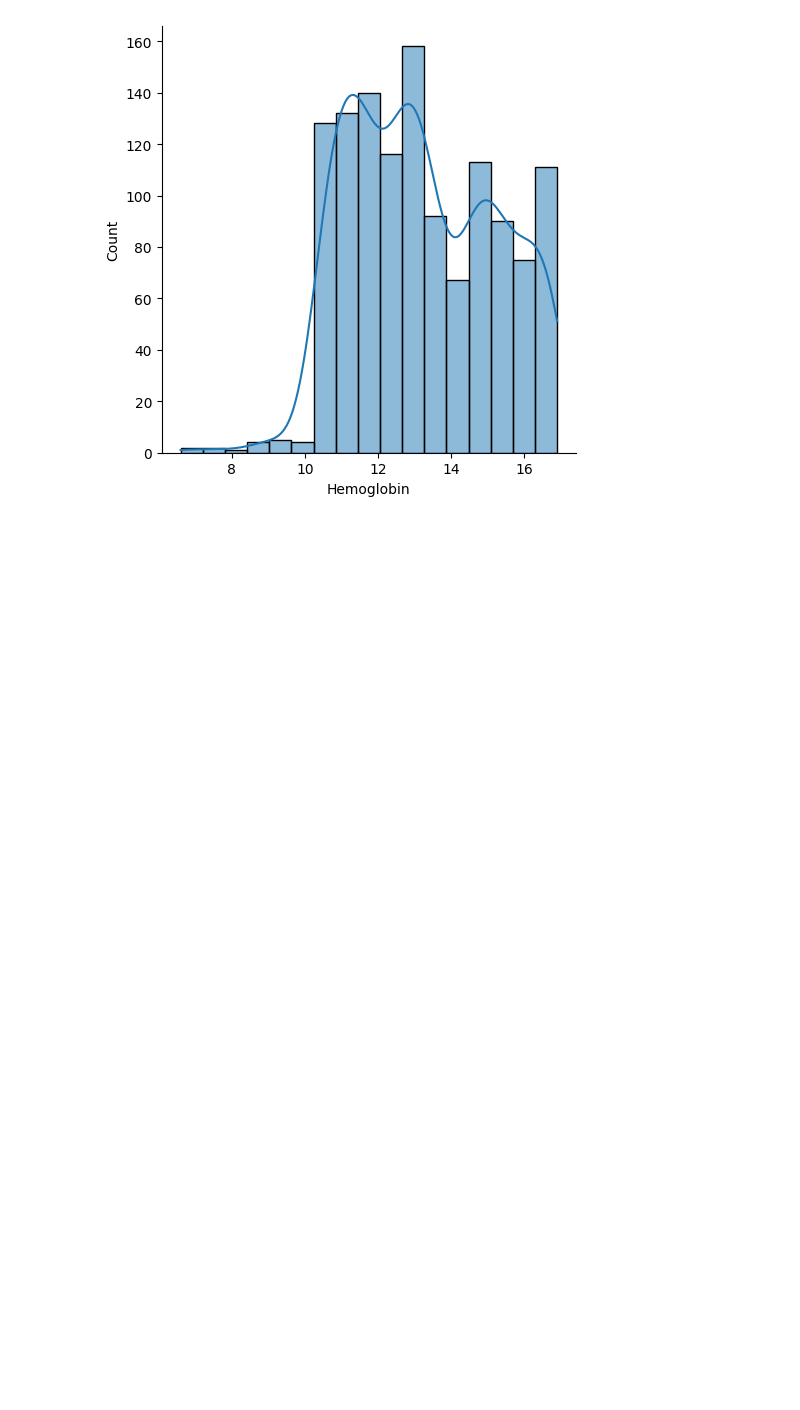
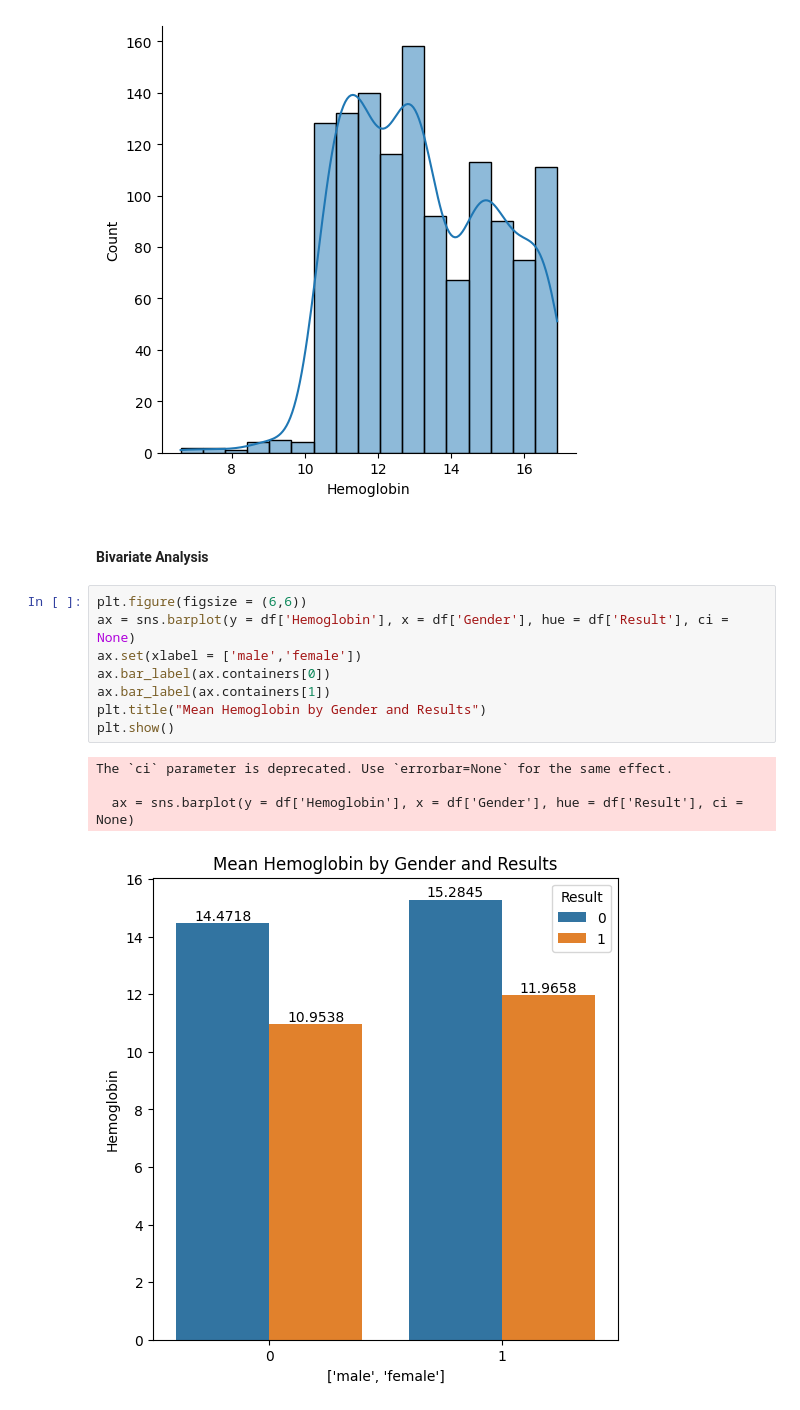
Before and after one commit to vinaygupta88/Anemia-Sense, a Jupyter notebook: Training Files/Anemia-sense-jupterFile.ipynb, the cells around one changed output. Drawn from its saved outputs; the diff is of its cells as text; blank space fills up the shorter version.

Commit message:
Exploratory Data Analysis
Bivariate Analysis

```diff
--- a/Training Files/Anemia-sense-jupterFile.ipynb
+++ b/Training Files/Anemia-sense-jupterFile.ipynb
@@ -169,3 +169,18 @@ sns.displot(df['Hemoglobin'],kde=True)
 # %% [output]
 <seaborn.axisgrid.FacetGrid at 0x...>
 [figure]
+# %% [markdown]
+#### Bivariate Analysis
+# %%
+plt.figure(figsize = (6,6))
+ax = sns.barplot(y = df['Hemoglobin'], x = df['Gender'], hue = df['Result'], ci = None)
+ax.set(xlabel = ['male','female'])
+ax.bar_label(ax.containers[0])
+ax.bar_label(ax.containers[1])
+plt.title("Mean Hemoglobin by Gender and Results")
+plt.show()
+# %% [output]
+The `ci` parameter is deprecated. Use `errorbar=None` for the same effect.
+
+  ax = sns.barplot(y = df['Hemoglobin'], x = df['Gender'], hue = df['Result'], ci = None)
+[figure, added]
```
